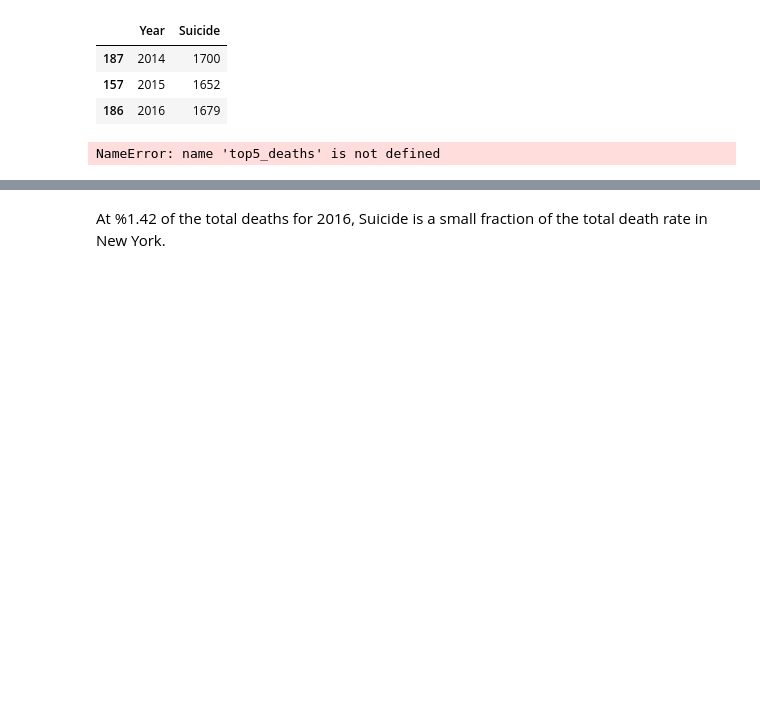
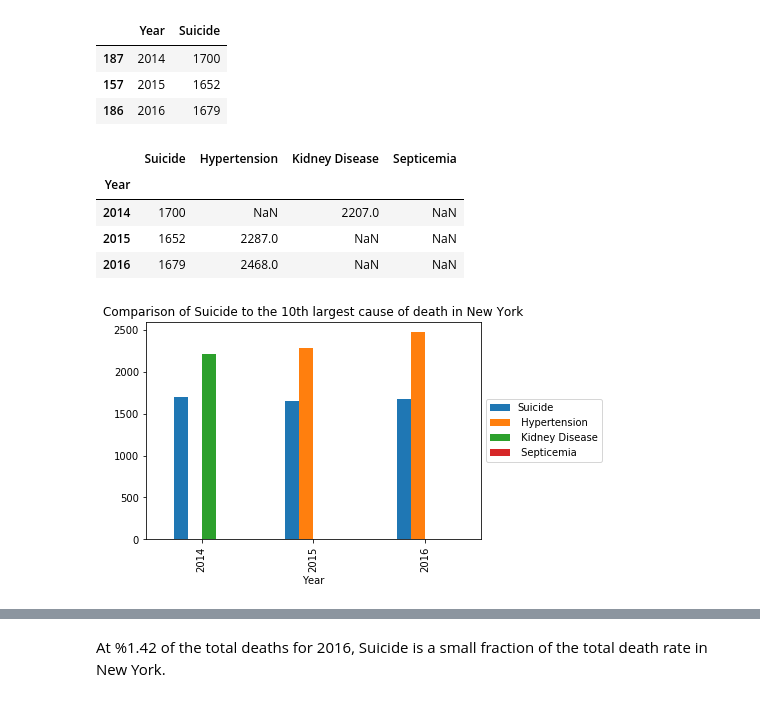
Before and after one commit to mhernandezit/is362_final_project, a Jupyter notebook: Final_Notebook.ipynb, the cells around one changed output, grey strips where cells are left out. Drawn from its saved outputs; the diff is of its cells as text; code cells hidden in the pictures; blank space fills up the shorter version.

Commit message:
pre-markup, final graphs

```diff
--- a/Final_Notebook.ipynb
+++ b/Final_Notebook.ipynb
@@ -211,17 +211,24 @@ data
 | 157 | 2015 | 1652 |
 | 186 | 2016 | 1679 |
 # %%
-all_data = pd.merge(data, top5_deaths, 'left', on = ["Year"] )
+low_10_deaths = result.groupby('Year').tail(1).pivot(index='Year', columns='Cause Name', values='Deaths')
+all_data = pd.merge(data, low_10_deaths, 'left', on = ["Year"] )
 all_data.set_index(['Year'], inplace=True)
 all_data.tail(3)
 # %% [output]
-NameError: name 'top5_deaths' is not defined
+|  | Suicide | Hypertension | Kidney Disease | Septicemia |
+| Year |  |  |  |  |
+| 2014 | 1700 | NaN | 2207.0 | NaN |
+| 2015 | 1652 | 2287.0 | NaN | NaN |
+| 2016 | 1679 | 2468.0 | NaN | NaN |
 # %%
 f = plt.figure()
-plt.title('Deaths per Year in New York', color='black')
+plt.title('Comparison of Suicide to the 10th largest cause of death in New York', color='black')
 all_data.plot(kind='bar', ax=f.gca())
 plt.legend(loc='center left', bbox_to_anchor=(1, 0.5))
 plt.show()
+# %% [output]
+[figure, added]
 # %%
 suc_data = data.copy()
 suc_data['Cause Name'] = 'Suicide'
```
Also changed, not shown: parts of 2 cells of this notebook.
